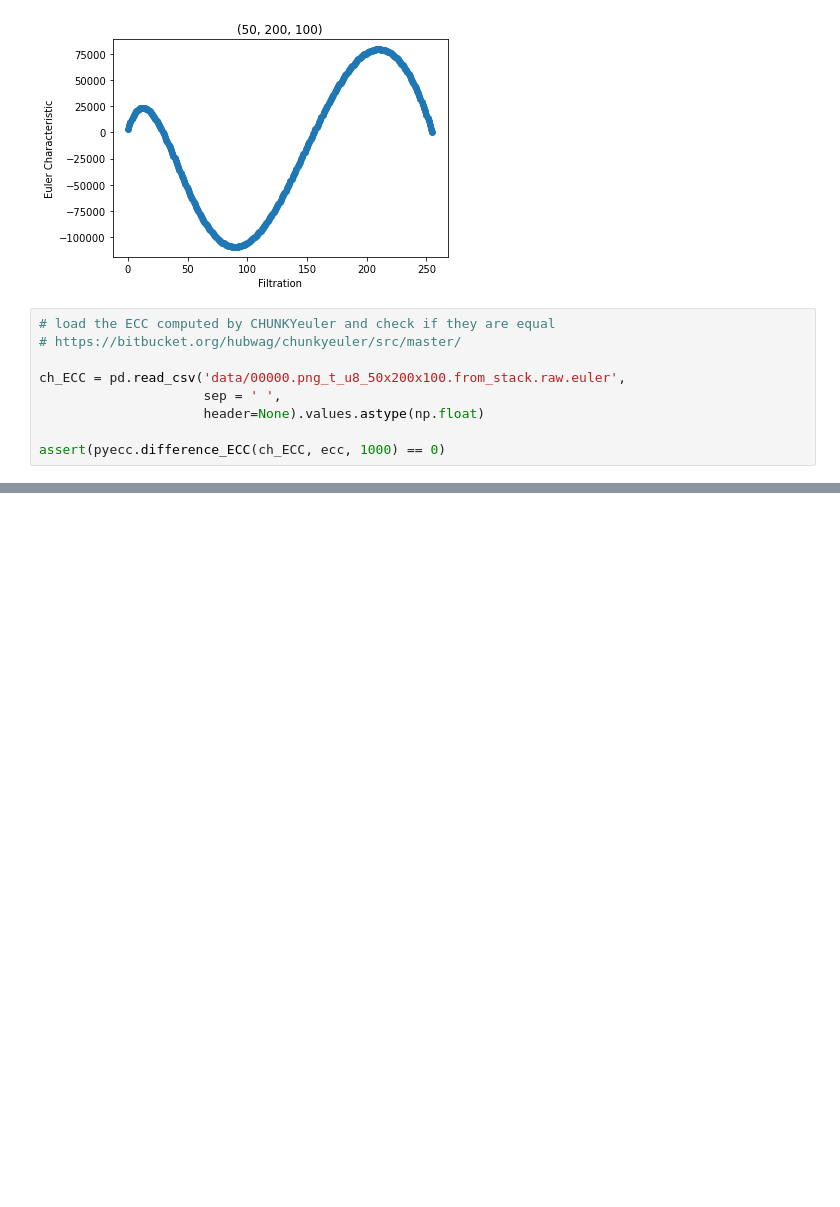
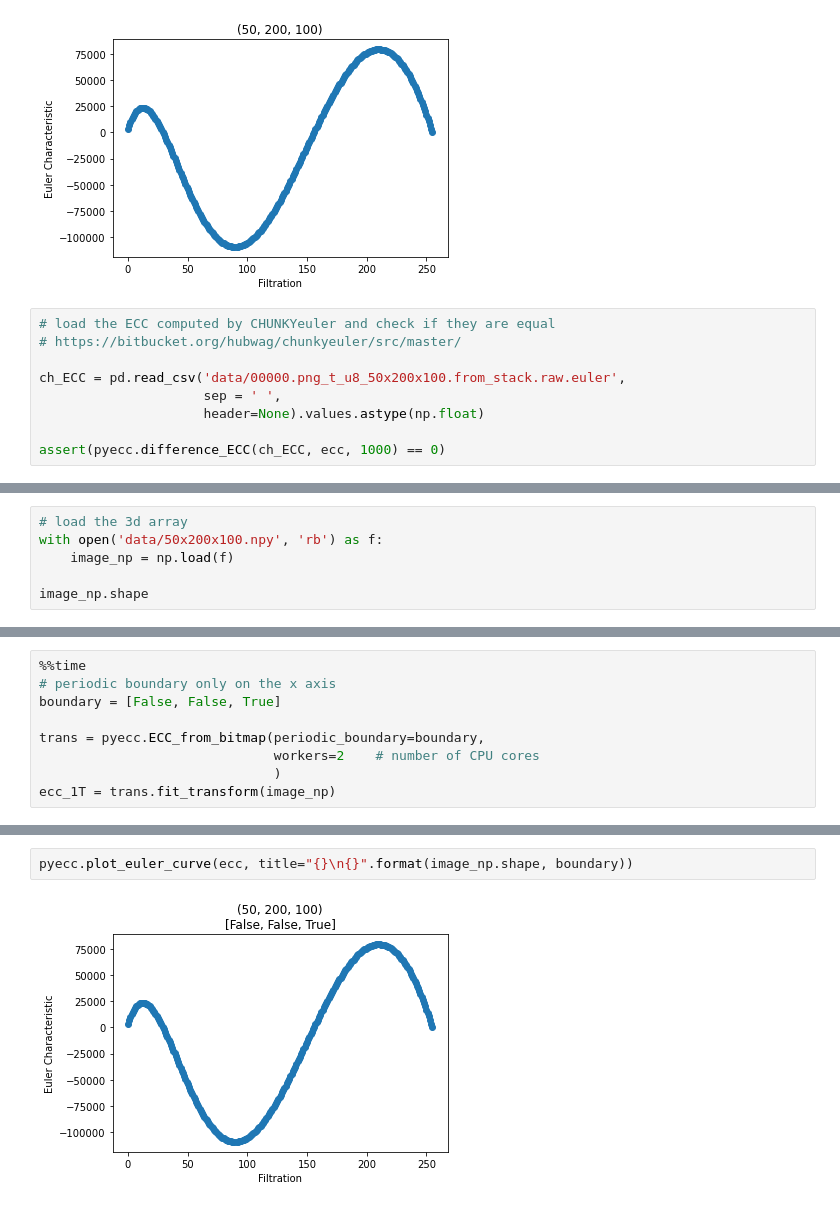
Before and after one commit to dioscuri-tda/pyEulerCurves, a Jupyter notebook: examples/example_cubical.ipynb, the cells around one changed output, grey strips where cells are left out. Drawn from its saved outputs; the diff is of its cells as text; blank space fills up the shorter version.

Commit message:
Added cubica w/ periodic boundary

```diff
--- a/examples/example_cubical.ipynb
+++ b/examples/example_cubical.ipynb
@@ -98,0 +101,6 @@ assert(pyecc.difference_ECC(ch_ECC, ecc, 1000) == 0)
+# %%
+# load the 3d array
+with open('data/50x200x100.npy', 'rb') as f:
+    image_np = np.load(f)
+
+image_np.shape
@@ -98,0 +109,9 @@ assert(pyecc.difference_ECC(ch_ECC, ecc, 1000) == 0)
+# %%
+%%time
+# periodic boundary only on the x axis
+boundary = [False, False, True]
+
+trans = pyecc.ECC_from_bitmap(periodic_boundary=boundary,
+                              workers=2    # number of CPU cores
+                              )
+ecc_1T = trans.fit_transform(image_np)
@@ -98,0 +121,4 @@ assert(pyecc.difference_ECC(ch_ECC, ecc, 1000) == 0)
+# %%
+pyecc.plot_euler_curve(ecc, title="{}\n{}".format(image_np.shape, boundary))
+# %% [output]
+[figure, added]
```
Also changed, not shown: parts of 9 cells of this notebook, 3 other files.
